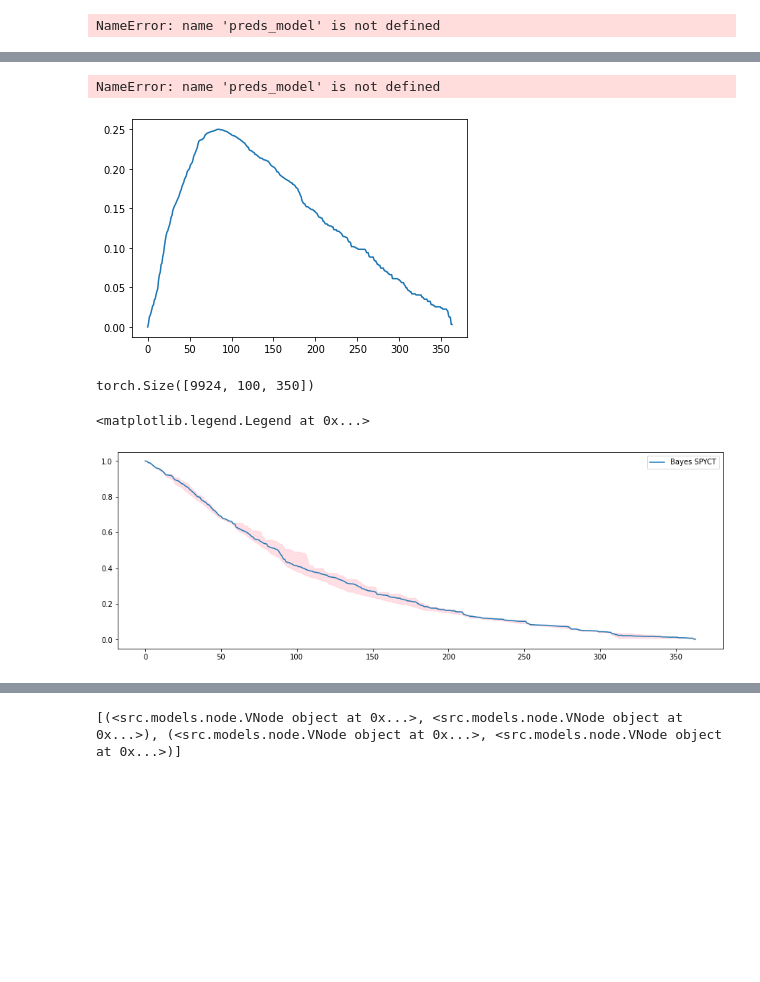
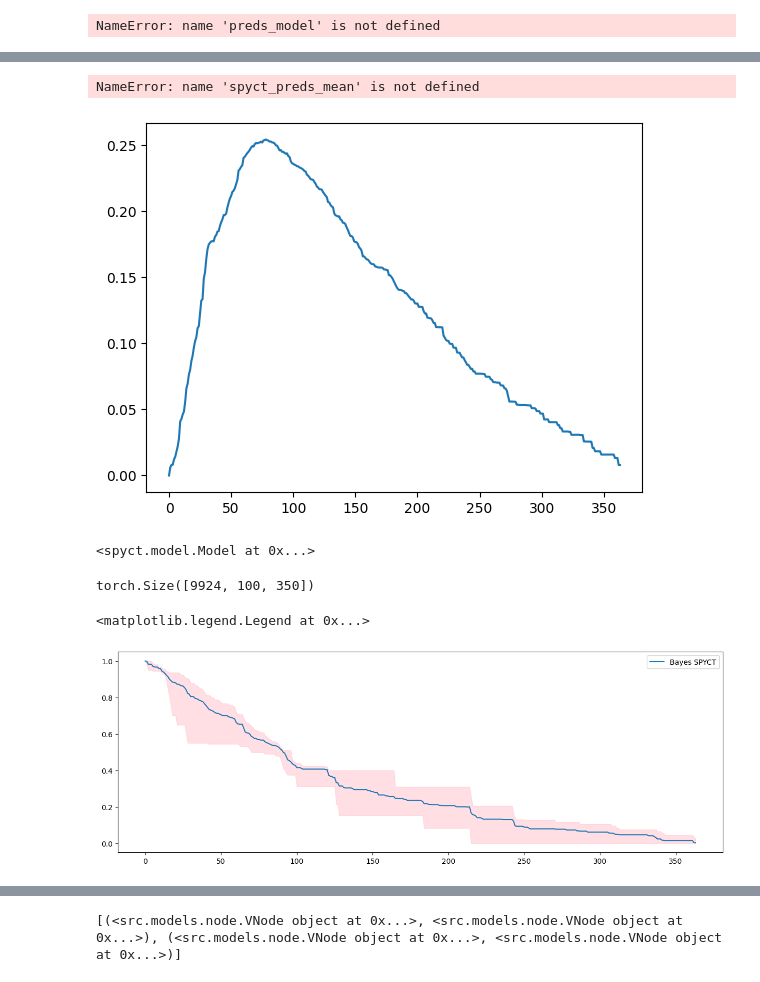
Before and after one commit to viksa98/variational_spyct, a Jupyter notebook: notebooks/02_hecat_dataset.ipynb, the cells around one changed output, grey strips where cells are left out. Saved outputs shown, nothing was run; the diff lists cells and outputs as text; code cells hidden in the pictures; blank space fills up the shorter version.

```diff
--- a/notebooks/02_hecat_dataset.ipynb
+++ b/notebooks/02_hecat_dataset.ipynb
@@ -19,0 +20,5 @@ X_train, X_test, y_train, y_test = data.get_tensors()
+# %%
+spyct = Spyct(bs=64, max_depth=4, epochs=100, lr=0.001, minimum_examples_to_split=3)
+spyct.fit(X_train, y_train)
+# %%
+spyct_preds = spyct.predict(X_test)
@@ -19,0 +43,2 @@ X_train, X_test, y_train, y_test = data.get_tensors()
+# %%
+spyct_preds_mean = spyct_preds.mean(axis=1)
@@ -20,4 +71,4 @@ X_train, X_test, y_train, y_test = data.get_tensors()
 # %%
-bayes_spyct = VSpyct(bs=64, max_depth=3, epochs=200, lr=0.0001)
-bayes_spyct.fit(X_train, y_train, clustering_data=torch.cat((X_train, y_train), 1))
+bayes_spyct = VSpyct(bs=64, max_depth=4, epochs=200, lr=0.0001, minimum_examples_to_split=3)
+bayes_spyct.fit(X_train, y_train)
 # %% [output]
@@ -63,15 +114,19 @@ for i in range(500):
 # plt.plot(bs_vspyct)
 # %%
 plt.plot(((preds_bayes_mean - y_test)**2).nanmean(axis=0))
+plt.plot(((spyct_preds_mean - y_test)**2).nanmean(axis=0))
+plt.plot(((torch.tensor(preds) - y_test)**2).nanmean(axis=0))
 plt.plot(((torch.tensor(preds_model) - y_test)**2).nanmean(axis=0))
 # %% [output]
-NameError: name 'preds_model' is not defined
+NameError: name 'spyct_preds_mean' is not defined
-[figure, old version]
+[figure, new version]
 # %%
 from spyct import Model
 
-model = Model()
+model = Model(num_trees=1)
 model.fit(X_train.numpy(), y_train.numpy())
+# %% [output]
+<spyct.model.Model at 0x...>
 # %%
 preds_model = model.predict(X_test.numpy())
 # %%
@@ -86,7 +141,7 @@ torch.Size([9924, 100, 350])
 # %%
 import matplotlib.pyplot as plt
 
-i = 2
+i = 10
 plt.figure(figsize=(15,5))
 plt.plot(preds_bayes[i, :, :].mean(axis=0), label='Bayes SPYCT')
 
@@ -98,7 +153,7 @@ plt.fill_between(range(preds_bayes.shape[-1]), percentiles_10, percentiles_90, c
 plt.legend()
 # %% [output]
 <matplotlib.legend.Legend at 0x...>
-[figure, old version]
+[figure, new version]
 # %%
 df = data.rsf_dataset().drop(columns=['duration', 'truncated'])
 # %%
```
Also changed, not shown: parts of 32 cells of this notebook, 7 other files.
